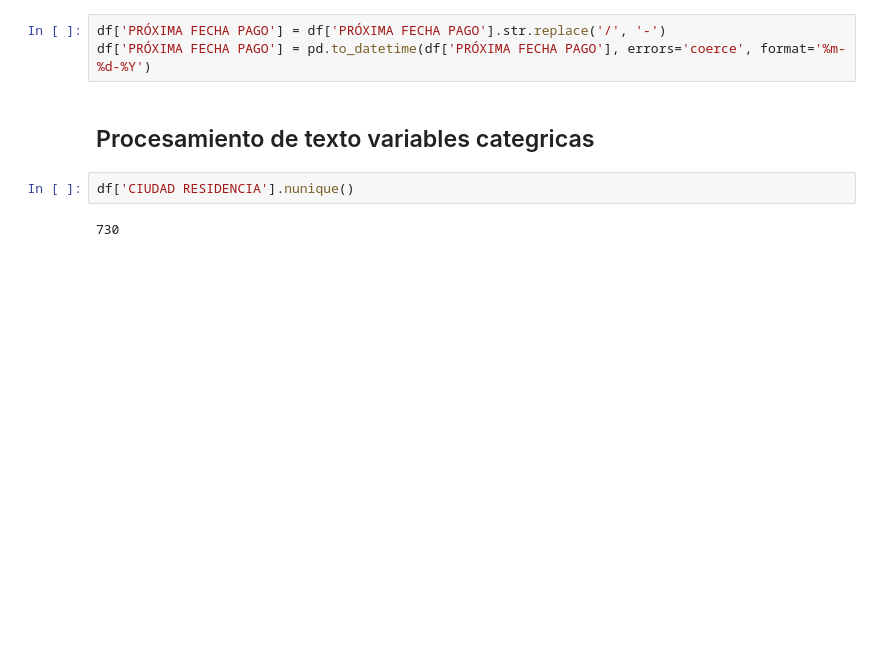
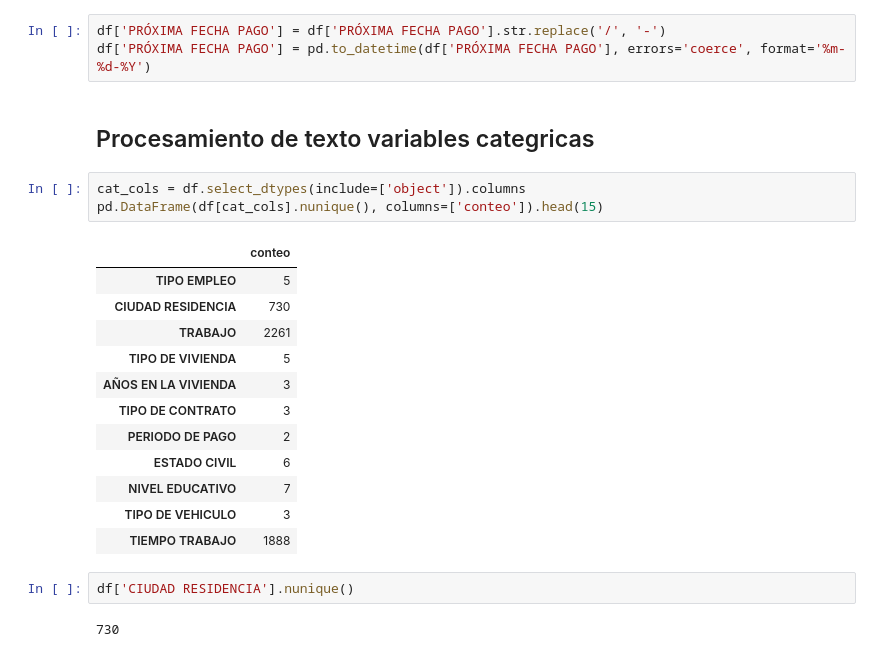
Before and after one commit to josemgoji/Entrega-Final, a Jupyter notebook: datalab/3_pross_variables_categoricas.ipynb, the cells around one changed output. Saved outputs shown, nothing was run; the diff lists cells and outputs as text; blank space fills up the shorter version.

```diff
--- a/datalab/3_pross_variables_categoricas.ipynb
+++ b/datalab/3_pross_variables_categoricas.ipynb
@@ -29,6 +29,22 @@ df['PRÓXIMA FECHA PAGO'] = df['PRÓXIMA FECHA PAGO'].str.replace('/', '-')
 df['PRÓXIMA FECHA PAGO'] = pd.to_datetime(df['PRÓXIMA FECHA PAGO'], errors='coerce', format='%m-%d-%Y')
 # %% [markdown]
 ## Procesamiento de texto variables categricas
+# %%
+cat_cols = df.select_dtypes(include=['object']).columns
+pd.DataFrame(df[cat_cols].nunique(), columns=['conteo']).head(15)
+# %% [output]
+|  | conteo |
+| TIPO EMPLEO | 5 |
+| CIUDAD RESIDENCIA | 730 |
+| TRABAJO | 2261 |
+| TIPO DE VIVIENDA | 5 |
+| AÑOS EN LA VIVIENDA | 3 |
+| TIPO DE CONTRATO | 3 |
+| PERIODO DE PAGO | 2 |
+| ESTADO CIVIL | 6 |
+| NIVEL EDUCATIVO | 7 |
+| TIPO DE VEHICULO | 3 |
+| TIEMPO TRABAJO | 1888 |
 # %%
 df['CIUDAD RESIDENCIA'].nunique()
 # %% [output]
```
Also changed, not shown: parts of 9 cells of this notebook, 3 other files.
